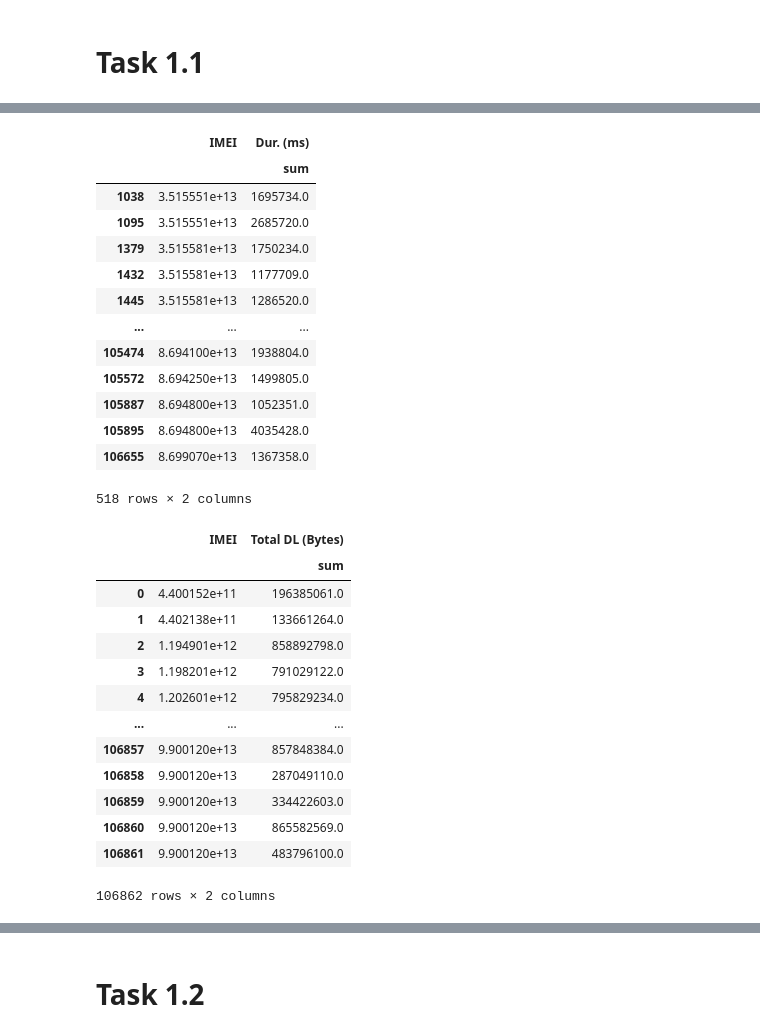
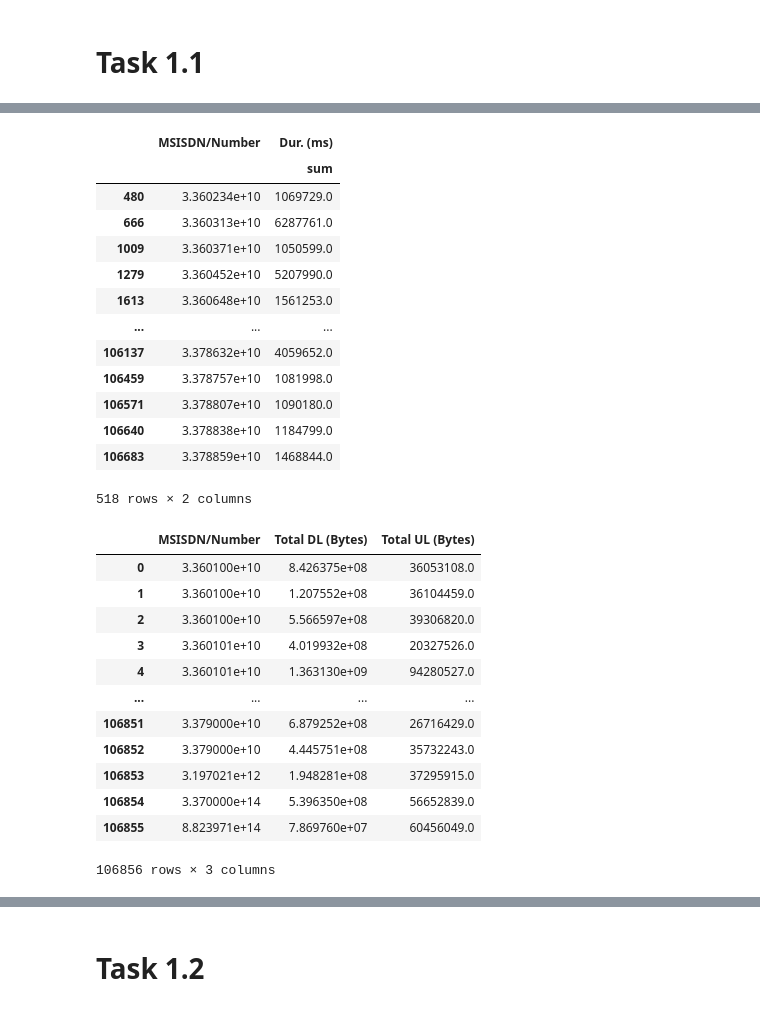
Before and after one commit to degagawolde/User-Analytics-Telecommunication-Industry, a Jupyter notebook: notebook/User-Overview-Analysis.ipynb, the cells around one changed output, grey strips where cells are left out. Cells and saved outputs as stored; diff of their text form; code cells hidden in the pictures.

```diff
--- a/notebook/Data_Exploration.ipynb
+++ b/notebook/User-Overview-Analysis.ipynb
@@ -132,44 +132,43 @@ session_count[session_count['Bearer Id']['count'] > 10]
 # %%
 
-session_duration = clean_data.groupby('IMEI').agg(
+session_duration = clean_data.groupby('MSISDN/Number').agg(
     {'Dur. (ms)': ['sum']}).reset_index()
 
 session_duration[session_duration['Dur. (ms)']['sum'] > 1000000]
 # %% [output]
-|  | IMEI | Dur. (ms) |
+|  | MSISDN/Number | Dur. (ms) |
 |  |  | sum |
-| 1038 | 3.515551e+13 | 1695734.0 |
-| 1095 | 3.515551e+13 | 2685720.0 |
-| 1379 | 3.515581e+13 | 1750234.0 |
-| 1432 | 3.515581e+13 | 1177709.0 |
-| 1445 | 3.515581e+13 | 1286520.0 |
+| 480 | 3.360234e+10 | 1069729.0 |
+| 666 | 3.360313e+10 | 6287761.0 |
+| 1009 | 3.360371e+10 | 1050599.0 |
+| 1279 | 3.360452e+10 | 5207990.0 |
+| 1613 | 3.360648e+10 | 1561253.0 |
 | ... | ... | ... |
-| 105474 | 8.694100e+13 | 1938804.0 |
-| 105572 | 8.694250e+13 | 1499805.0 |
-| 105887 | 8.694800e+13 | 1052351.0 |
-| 105895 | 8.694800e+13 | 4035428.0 |
-| 106655 | 8.699070e+13 | 1367358.0 |
+| 106137 | 3.378632e+10 | 4059652.0 |
+| 106459 | 3.378757e+10 | 1081998.0 |
+| 106571 | 3.378807e+10 | 1090180.0 |
+| 106640 | 3.378838e+10 | 1184799.0 |
+| 106683 | 3.378859e+10 | 1468844.0 |
 518 rows × 2 columns
 # %%
 
-total_download = clean_data.groupby('IMEI').agg(
-    {'Total DL (Bytes)': ['sum']}).reset_index()
+total_download_upload = clean_data.groupby('MSISDN/Number').agg(
+    {'Total DL (Bytes)': 'sum', 'Total UL (Bytes)': 'sum'}).reset_index()
 
-total_download[total_download['Total DL (Bytes)']['sum'] > 1000000]
+total_download_upload
 # %% [output]
-|  | IMEI | Total DL (Bytes) |
-|  |  | sum |
-| 0 | 4.400152e+11 | 196385061.0 |
-| 1 | 4.402138e+11 | 133661264.0 |
-| 2 | 1.194901e+12 | 858892798.0 |
-| 3 | 1.198201e+12 | 791029122.0 |
-| 4 | 1.202601e+12 | 795829234.0 |
-| ... | ... | ... |
-| 106857 | 9.900120e+13 | 857848384.0 |
-| 106858 | 9.900120e+13 | 287049110.0 |
-| 106859 | 9.900120e+13 | 334422603.0 |
-| 106860 | 9.900120e+13 | 865582569.0 |
-| 106861 | 9.900120e+13 | 483796100.0 |
+|  | MSISDN/Number | Total DL (Bytes) | Total UL (Bytes) |
+| 0 | 3.360100e+10 | 8.426375e+08 | 36053108.0 |
+| 1 | 3.360100e+10 | 1.207552e+08 | 36104459.0 |
+| 2 | 3.360100e+10 | 5.566597e+08 | 39306820.0 |
+| 3 | 3.360101e+10 | 4.019932e+08 | 20327526.0 |
+| 4 | 3.360101e+10 | 1.363130e+09 | 94280527.0 |
+| ... | ... | ... | ... |
+| 106851 | 3.379000e+10 | 6.879252e+08 | 26716429.0 |
+| 106852 | 3.379000e+10 | 4.445751e+08 | 35732243.0 |
+| 106853 | 3.197021e+12 | 1.948281e+08 | 37295915.0 |
+| 106854 | 3.370000e+14 | 5.396350e+08 | 56652839.0 |
+| 106855 | 8.823971e+14 | 7.869760e+07 | 60456049.0 |
-106862 rows × 2 columns
+106856 rows × 3 columns
 # %%
 
```
Also changed, not shown: parts of 8 cells of this notebook.
